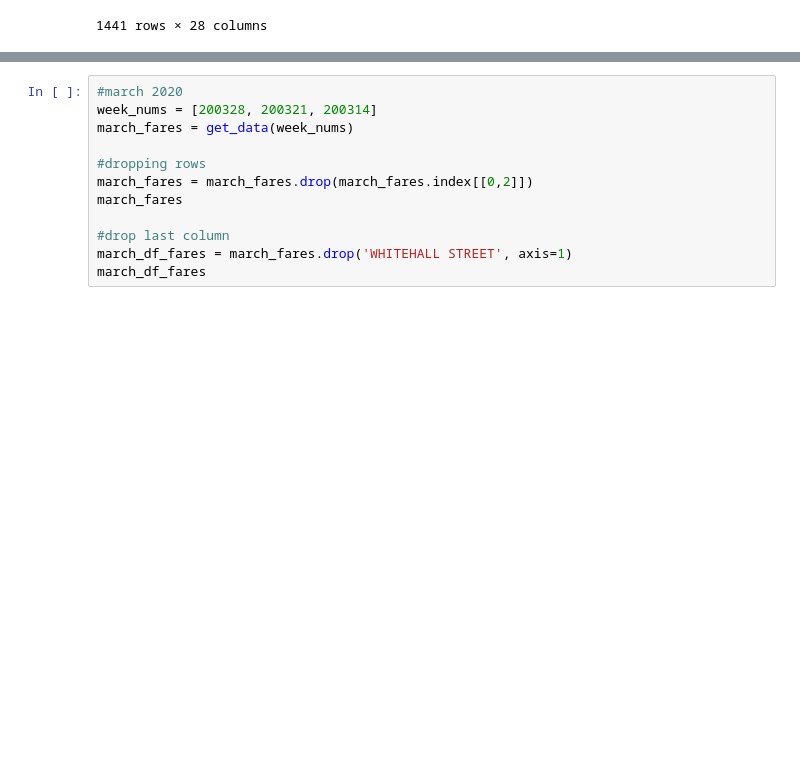
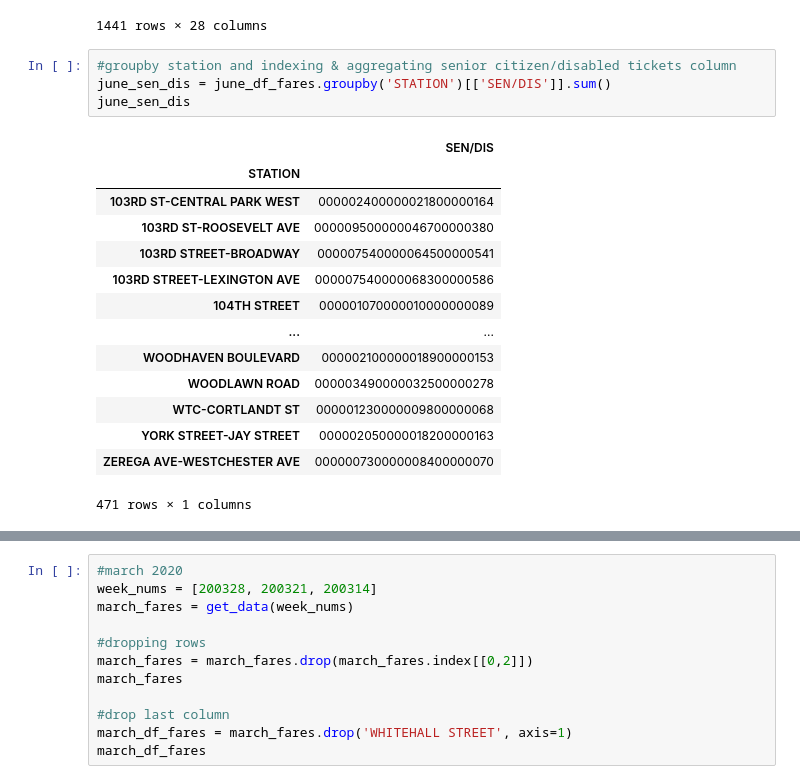
Before and after one commit to manyshapes/MTA-Ridership-Time-Analysis, a Jupyter notebook: fare_data_MTA.ipynb, the cells around one changed output, grey strips where cells are left out. Cells and saved outputs as stored; diff of their text form; blank space fills up the shorter version.

Commit message:
cleaned, aggregated & formatted fare data to return data re: senior/disabled tickets

```diff
--- a/fare_data_MTA.ipynb
+++ b/fare_data_MTA.ipynb
@@ -41,3 +39,22 @@ june_df_fares
 | R574 | SBS-B82 @ LIVINGSTON PLAZA | 00000000 | 00000000 | 00000000 | 00000000 | 00000000 | 00000000 | 00000000 | ... |
 | R575 | SBS-M14 @ LIVINGSTON PLAZA | 00000000 | 00000000 | 00000000 | 00000000 | 00000000 | 00000000 | 00000000 | ... |
 1441 rows × 28 columns
+# %%
+#groupby station and indexing & aggregating senior citizen/disabled tickets column
+june_sen_dis = june_df_fares.groupby('STATION')[['SEN/DIS']].sum()
+june_sen_dis
+# %% [output]
+|  | SEN/DIS |
+| STATION |  |
+| 103RD ST-CENTRAL PARK WEST | 000002400000021800000164 |
+| 103RD ST-ROOSEVELT AVE | 000009500000046700000380 |
+| 103RD STREET-BROADWAY | 000007540000064500000541 |
+| 103RD STREET-LEXINGTON AVE | 000007540000068300000586 |
+| 104TH STREET | 000001070000010000000089 |
+| ... | ... |
+| WOODHAVEN BOULEVARD | 000002100000018900000153 |
+| WOODLAWN ROAD | 000003490000032500000278 |
+| WTC-CORTLANDT ST | 000001230000009800000068 |
+| YORK STREET-JAY STREET | 000002050000018200000163 |
+| ZEREGA AVE-WESTCHESTER AVE | 000000730000008400000070 |
+471 rows × 1 columns
```
Also changed, not shown: parts of 14 cells of this notebook.
